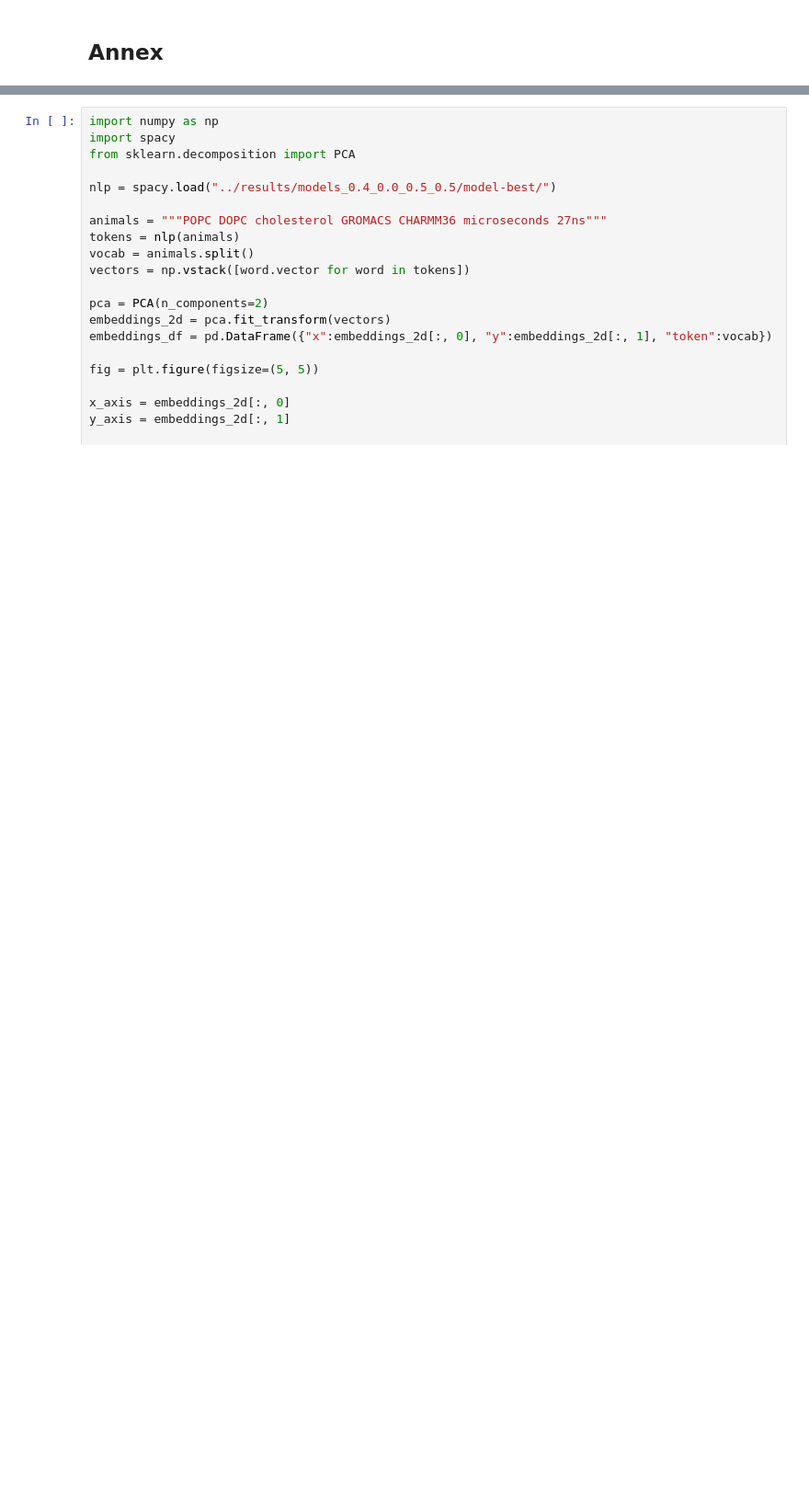
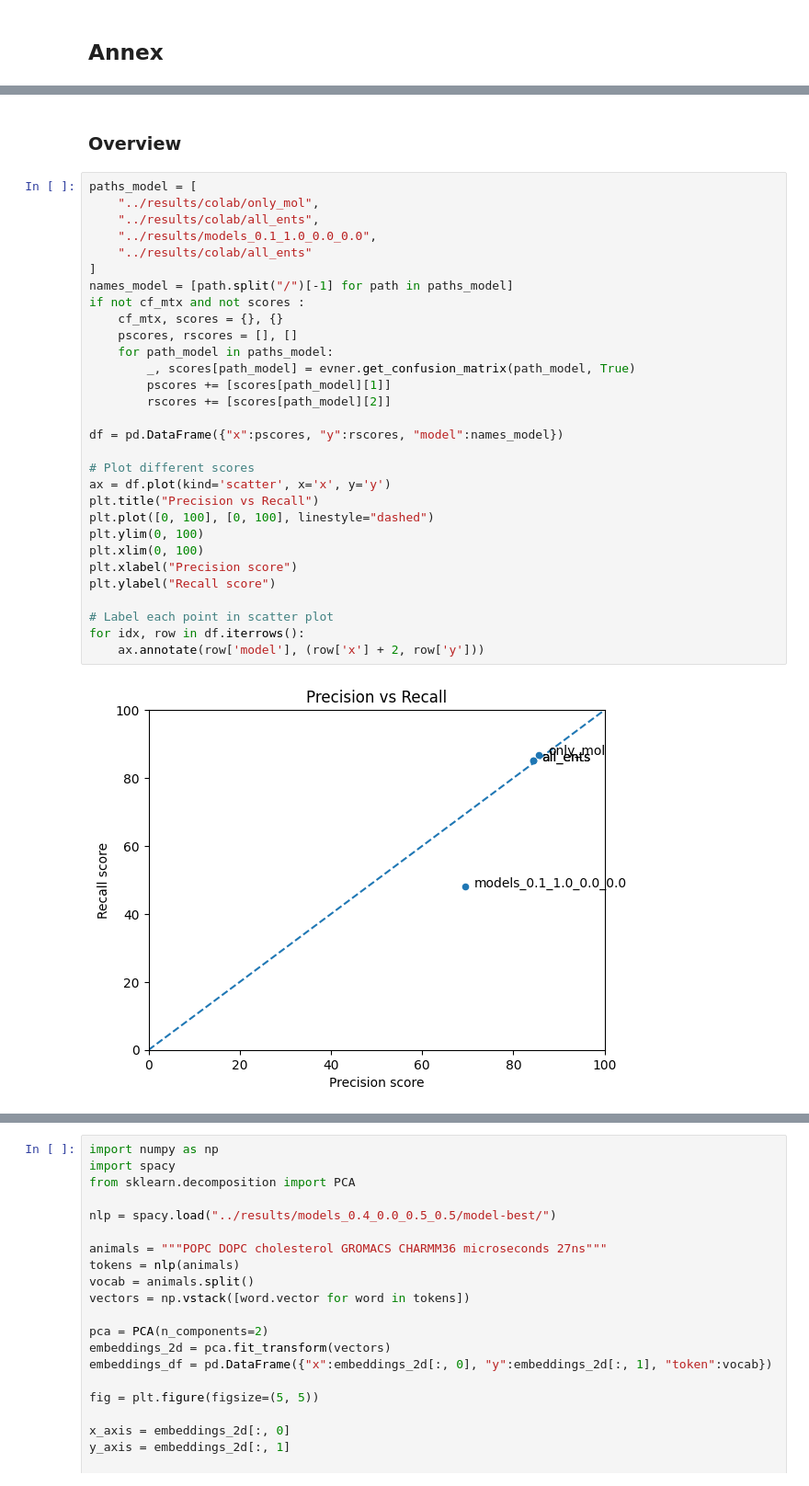
Before and after one commit to pierrepo/mdner, a Jupyter notebook: notebooks/evaluate_mdner.ipynb, the cells around one changed output, grey strips where cells are left out. Shown at 92% size. Drawn from its saved outputs; the diff is of its cells as text; blank space fills up the shorter version.

```diff
--- a/notebooks/evaluate_mdner.ipynb
+++ b/notebooks/evaluate_mdner.ipynb
@@ -290,0 +211,34 @@ TEMP    100.00   81.82   90.00
+# %% [markdown]
+### Overview
+# %%
+paths_model = [
+    "../results/colab/only_mol",
+    "../results/colab/all_ents",
+    "../results/models_0.1_1.0_0.0_0.0",
+    "../results/colab/all_ents"
+]
+names_model = [path.split("/")[-1] for path in paths_model]
+if not cf_mtx and not scores :
+    cf_mtx, scores = {}, {}
+    pscores, rscores = [], []
+    for path_model in paths_model:
+        _, scores[path_model] = evner.get_confusion_matrix(path_model, True)
+        pscores += [scores[path_model][1]]
+        rscores += [scores[path_model][2]]
+
+df = pd.DataFrame({"x":pscores, "y":rscores, "model":names_model})
+
+# Plot different scores
+ax = df.plot(kind='scatter', x='x', y='y')
+plt.title("Precision vs Recall")
+plt.plot([0, 100], [0, 100], linestyle="dashed")
+plt.ylim(0, 100)
+plt.xlim(0, 100)
+plt.xlabel("Precision score")
+plt.ylabel("Recall score")
+
+# Label each point in scatter plot
+for idx, row in df.iterrows():
+    ax.annotate(row['model'], (row['x'] + 2, row['y']))
+# %% [output]
+[figure, added]
```
Also changed, not shown: parts of 25 cells of this notebook, 1 other file.
